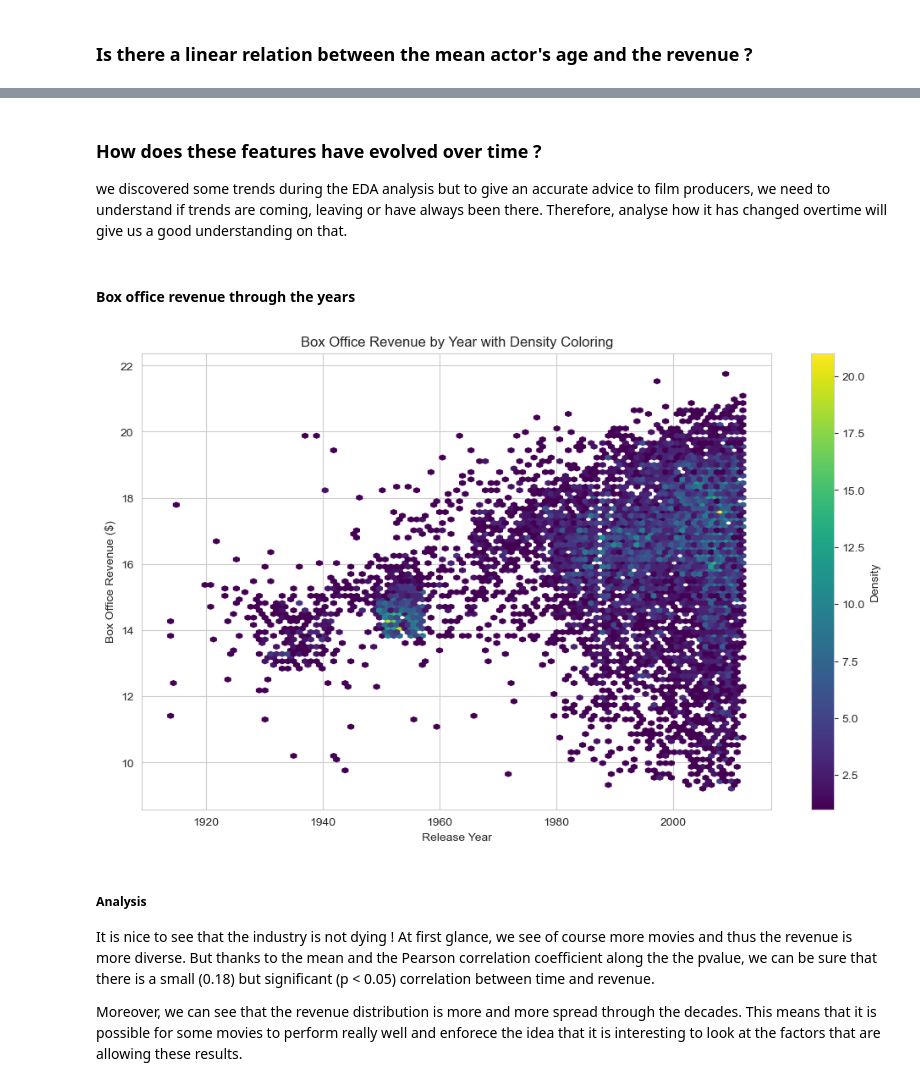
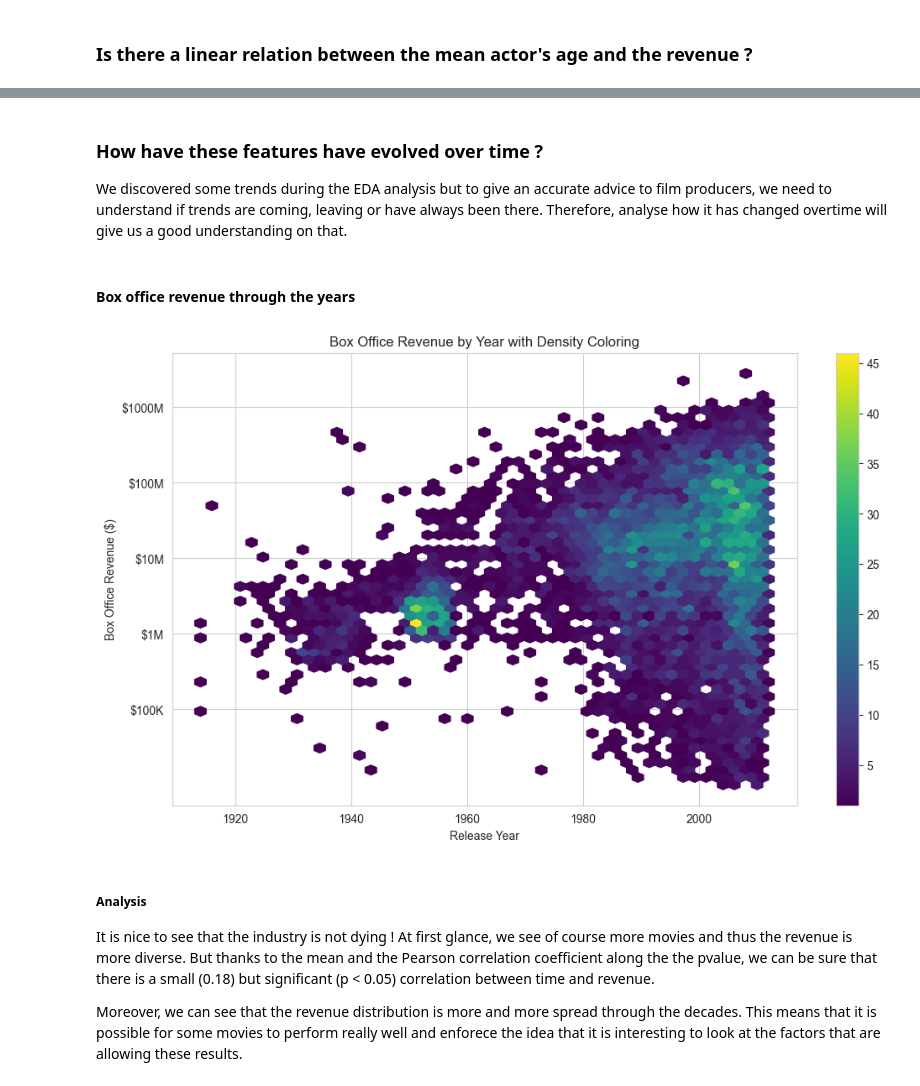
Before and after one commit to epfl-ada/ada-2024-project-awesometeam2024, a Jupyter notebook: results.ipynb, the cells around one changed output, grey strips where cells are left out. Cells and saved outputs as stored; diff of their text form; code cells hidden in the pictures.

```diff
--- a/results.ipynb
+++ b/results.ipynb
@@ -933,31 +828,30 @@ Notes:
 # %% [markdown]
-### How does these features have evolved over time ?
+### How have these features have evolved over time ?
 
-we discovered some trends during the EDA analysis but to give an accurate advice to film producers, we need to understand if trends are coming, leaving or have always been there. Therefore, analyse how it has changed overtime will give us a good understanding on that.
+We discovered some trends during the EDA analysis but to give an accurate advice to film producers, we need to understand if trends are coming, leaving or have always been there. Therefore, analyse how it has changed overtime will give us a good understanding on that.
 # %% [markdown]
 #### Box office revenue through the years
 # %%
 # Plot the box office revenue for each film over the years
 plt.figure(figsize=(12, 7))
 
-plt.hexbin(df_movies['release_year'], np.log(df_movies['box_office_revenue']), gridsize=100, cmap='viridis', mincnt=1)
-
-#mean_revenue_per_year = df_movies.groupby('release_year')['box_office_revenue'].mean().reset_index()
-#plt.plot(mean_revenue_per_year['release_year'],np.log(mean_revenue_per_year['box_office_revenue']), color='red', label='Mean Revenue')
-
+plt.hexbin(df_movies['release_year'], np.log(df_movies['box_office_revenue']), gridsize=50, cmap='viridis', mincnt=1)
 #plt.yscale('log') #for some reasons this isn't working, so we aplied the log directly
-plt.colorbar(label='Density')
+custom_ticks = np.log1p([1e5, 1e6, 1e7, 1e8, 1e9])
+custom_labels = ['$100K', '$1M', '$10M', '$100M', '$1000M']
+plt.yticks(custom_ticks, custom_labels)
+plt.colorbar()
 plt.xlabel('Release Year')
 plt.ylabel('Box Office Revenue ($)')
 plt.title('Box Office Revenue by Year with Density Coloring')
 plt.show()
 
 
 
 # Calculate pearson correlation
 #print(f"Pearson correlation between release year and box office revenue: {stats.pearsonr(df_movies['release_year'], df_movies['box_office_revenue'])}")
 # %% [output]
-[figure, old version]
+[figure, new version]
 # %% [markdown]
 ##### Analysis
 
```
Also changed, not shown: parts of 25 cells of this notebook, 2 other files.
